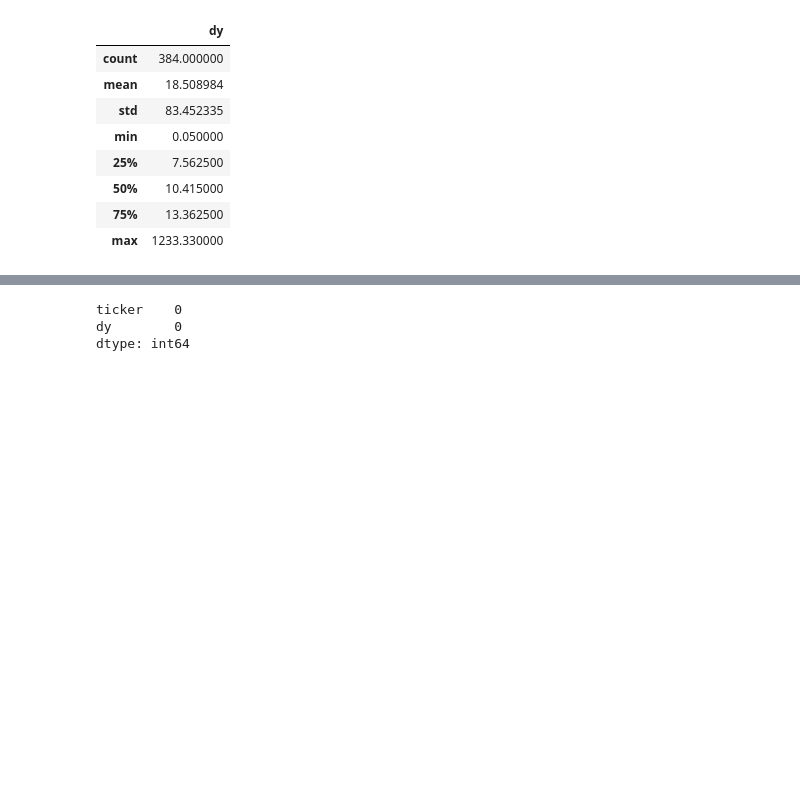
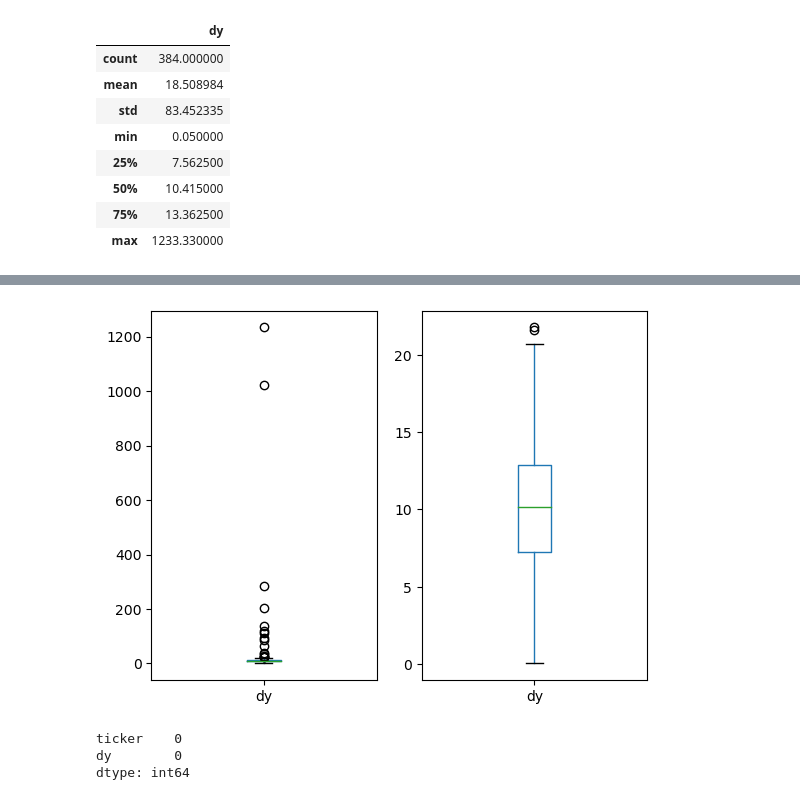
Before and after one commit to esscova/investfiis, a Jupyter notebook: Untitled.ipynb, the cells around one changed output, grey strips where cells are left out. Saved outputs shown, nothing was run; the diff lists cells and outputs as text; code cells hidden in the pictures; blank space fills up the shorter version.

Commit message:
notebook coleta com persistencia de dados

```diff
--- a/Untitled.ipynb
+++ b/Untitled.ipynb
@@ -50,0 +103,2 @@ fiis.describe()
+# %%
+dados_sem_outliers = fiis.query('(@Q1 - 1.5 * @IQR) <= dy <= (@Q3 + 1.5 * @IQR)')
@@ -51,3 +117,10 @@ fiis.describe()
+# %%
+fig, axs = plt.subplots(1,2)
+dados_sem_outliers.boxplot(ax=axs[1],grid=False)
+fiis.boxplot(ax=axs[0],grid=False)
+plt.show()
+# %% [output]
+[figure, added]
 # %%
 fiis.isna().sum()
 # %% [output]
```
Also changed, not shown: parts of 11 cells of this notebook, 6 other files.
